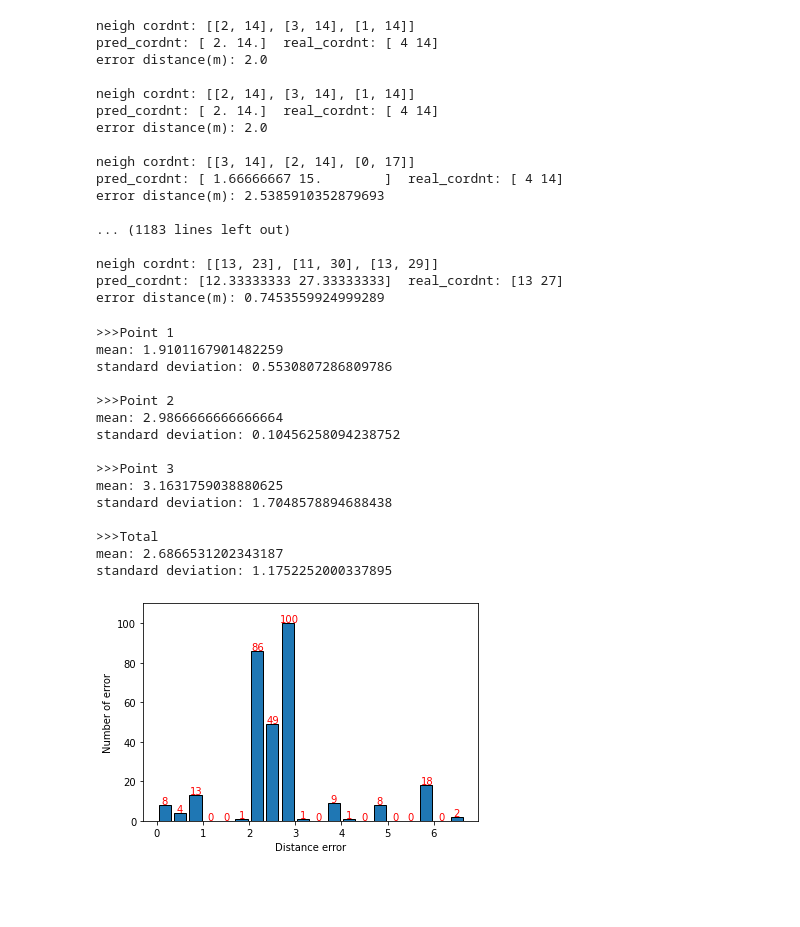
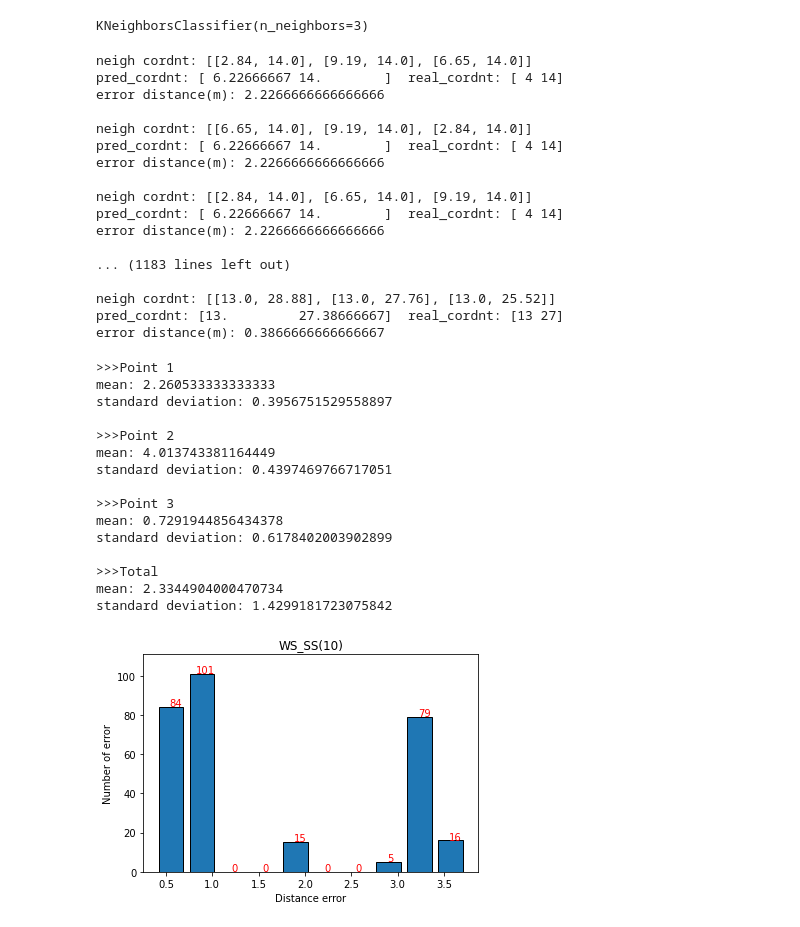
Before and after one commit to donghyyun/PF_OnlinePhasePositioning, a Jupyter notebook: main.ipynb, the cells around one changed output. Saved outputs shown, nothing was run; the diff lists cells and outputs as text; code cells hidden in the pictures; blank space fills up the shorter version.

```diff
--- a/main.ipynb
+++ b/main.ipynb
@@ -39,0 +32,16 @@ KNeighborsClassifier(n_neighbors=3)
+# %%
+# Train KNN
+from sklearn.neighbors import KNeighborsClassifier
+from matplotlib import pyplot as plt
+
+n_neighbors, num_fp = 3, 100
+selected_ss = [2, 4, 6, 8]
+# selected_ss = range(10)
+selected_ss = [ss - 1 for ss in selected_ss]
+rm_name, testpoints_name = 'radiomap_N1_7F_half(ss10)', 'testpoint_N1_7F_half(ss10)'
+
+train_fps, train_cordnts = get_fps(rm_name)
+test_fps, test_cordnts = get_fps(testpoints_name)
+
+# select certain sniffer station for fp
+train_fps, test_fps, = train_fps[:, selected_ss], test_fps[:, selected_ss]
@@ -40,3 +54,8 @@ KNeighborsClassifier(n_neighbors=3)
+# %%
+neigh = KNeighborsClassifier(n_neighbors=n_neighbors)
+neigh.fit(train_fps, np.arange(train_fps.shape[0]))
+# %% [output]
+KNeighborsClassifier(n_neighbors=3)
 # %%
 # Predict test data
 _, neigh_inds = neigh.kneighbors(test_fps)
@@ -57,23 +76,23 @@ for cordnt, neigh_idx in zip(test_cordnts, neigh_inds):
 
 err_lst = np.array(err_lst)
 # %% [output]
-neigh cordnt: [[2, 14], [3, 14], [1, 14]]
-pred_cordnt: [ 2. 14.]  real_cordnt: [ 4 14]
-error distance(m): 2.0
+neigh cordnt: [[2.84, 14.0], [9.19, 14.0], [6.65, 14.0]]
+pred_cordnt: [ 6.22666667 14.        ]  real_cordnt: [ 4 14]
+error distance(m): 2.2266666666666666
 
-neigh cordnt: [[2, 14], [3, 14], [1, 14]]
-pred_cordnt: [ 2. 14.]  real_cordnt: [ 4 14]
-error distance(m): 2.0
+neigh cordnt: [[6.65, 14.0], [9.19, 14.0], [2.84, 14.0]]
+pred_cordnt: [ 6.22666667 14.        ]  real_cordnt: [ 4 14]
+error distance(m): 2.2266666666666666
 
-neigh cordnt: [[3, 14], [2, 14], [0, 17]]
-pred_cordnt: [ 1.66666667 15.        ]  real_cordnt: [ 4 14]
-error distance(m): 2.5385910352879693
+neigh cordnt: [[2.84, 14.0], [6.65, 14.0], [9.19, 14.0]]
+pred_cordnt: [ 6.22666667 14.        ]  real_cordnt: [ 4 14]
+error distance(m): 2.2266666666666666
 
 ... (1183 lines left out)
 
-neigh cordnt: [[13, 23], [11, 30], [13, 29]]
-pred_cordnt: [12.33333333 27.33333333]  real_cordnt: [13 27]
-error distance(m): 0.7453559924999289
+neigh cordnt: [[13.0, 28.88], [13.0, 27.76], [13.0, 25.52]]
+pred_cordnt: [13.         27.38666667]  real_cordnt: [13 27]
+error distance(m): 0.3866666666666667
 # %%
 # Accuracy(distance error)
 def print_accu(name, errs):
@@ -89,44 +108,45 @@ for idx, errs_at_point in enumerate(err_lst.reshape(-1, num_fp)):
 print_accu('Total', err_lst)
 # %% [output]
 >>>Point 1
-mean: 1.9101167901482259
-standard deviation: 0.5530807286809786
+mean: 2.260533333333333
+standard deviation: 0.3956751529558897
 
 >>>Point 2
-mean: 2.9866666666666664
-standard deviation: 0.10456258094238752
+mean: 4.013743381164449
+standard deviation: 0.4397469766717051
 
 >>>Point 3
-mean: 3.1631759038880625
-standard deviation: 1.7048578894688438
+mean: 0.7291944856434378
+standard deviation: 0.6178402003902899
 
 >>>Total
-mean: 2.6866531202343187
-standard deviation: 1.1752252000337895
+mean: 2.3344904000470734
+standard deviation: 1.4299181723075842
 # %%
 # Dinstance error histogram
 import collections
 
 err_counter = collections.Counter(err_lst)
 err_cnt_item = sorted(err_counter.items(), key=lambda x:x[0])
 x, y = [dist_err for dist_err, _ in err_cnt_item], [cnt for _, cnt in err_cnt_item]
 x, y = np.array(x), np.array(y)
 
 
-ys, xs, _ = plt.hist(x, bins = 20, weights = y, edgecolor='black', rwidth=0.8)
+ys, xs, _ = plt.hist(x, bins = 10, weights = y, edgecolor='black', rwidth=0.8)
 plt.xlabel('Distance error')
 plt.ylabel('Number of error')
 plt.ylim(0, max(ys) + 10)
 
 for idx, yi in enumerate(ys):
-    x_offset = {3: 0.,
-                1: 0.1}.get(len(str(int(yi))), 0.05)
+    x_offset = {3: 0.1,
+                2: 0.15,
+                }.get(len(str(int(yi))), 0.15)
     plt.text(x=xs[idx] + x_offset, y=yi + 0.4,
             s=int(yi), color='red')
-
-# plt.savefig('distance error histogram.png')
+plt.title(CONSTRUCTION_OPT)
+plt.savefig('error_histograms/{}.png'.format(CONSTRUCTION_OPT))
 # %% [output]
-[figure, old version]
+[figure, new version]
 # %%
 # CDF graph
 th_y = ((1 / (np.sqrt(2 * np.pi) * x.std())) *
```
Also changed, not shown: parts of 7 cells of this notebook, 2 other files.
